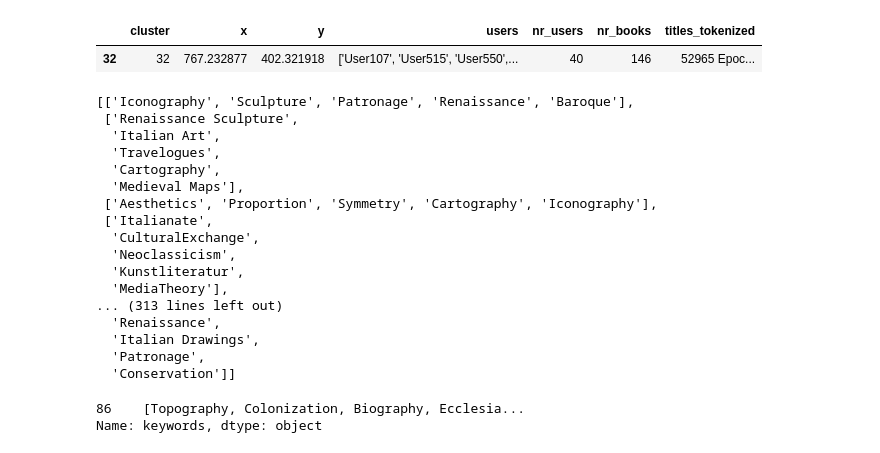
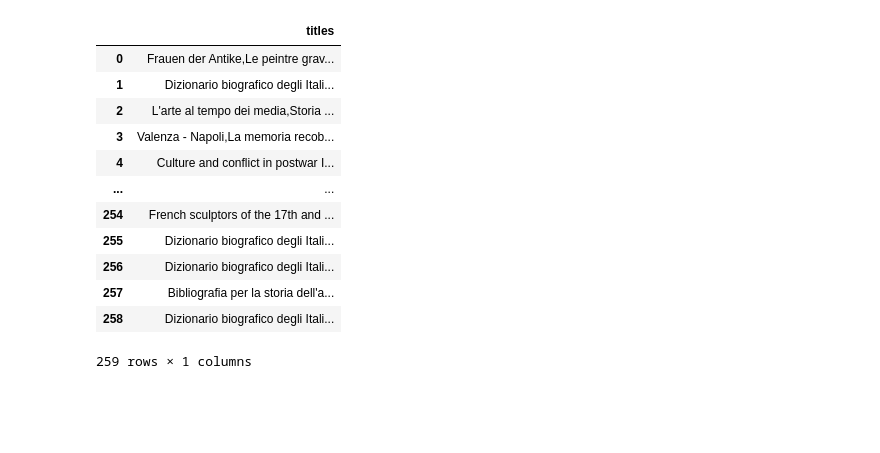
Before and after one commit to hanaCasey/BHVizData, a Jupyter notebook: thesis/src/keywords.ipynb, the cells around one changed output. Saved outputs shown, nothing was run; the diff lists cells and outputs as text; code cells hidden in the pictures; blank space fills up the shorter version.

```diff
--- a/thesis/src/keywords.ipynb
+++ b/thesis/src/keywords.ipynb
@@ -25,5 +25,7 @@ from sklearn.metrics.pairwise import cosine_similarity
 OPENAI_API_KEY= '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'
 client = OpenAI(api_key = OPENAI_API_KEY)
 # %%
-books = pd.read_csv('exp/book_df.csv')
-clusters = pd.read_csv('exp/clusters.csv')
+# books = pd.read_csv('exp/book_df.csv')
+# clusters = pd.read_csv('exp/clusters.csv')
+clusters_i = pd.read_csv('exp/clusters_i.csv')
+clusters_titles = clusters_i.titles
@@ -35,5 +31,0 @@ books.sample()
-# %%
-clusters.sample()
-# %% [output]
-|  | cluster | x | y | users | nr_users | nr_books | titles_tokenized |
-| 32 | 32 | 767.232877 | 402.321918 | ['User107', 'User515', 'User550',... | 40 | 146 | 52965 Epoc... |
@@ -73,0 +32,16 @@ def extract_keywords(keywords):
+# %%
+clusters_titles
+# %% [output]
+|  | titles |
+| 0 | Frauen der Antike,Le peintre grav... |
+| 1 | Dizionario biografico degli Itali... |
+| 2 | L'arte al tempo dei media,Storia ... |
+| 3 | Valenza - Napoli,La memoria recob... |
+| 4 | Culture and conflict in postwar I... |
+| ... | ... |
+| 254 | French sculptors of the 17th and ... |
+| 255 | Dizionario biografico degli Itali... |
+| 256 | Dizionario biografico degli Itali... |
+| 257 | Bibliografia per la storia dell'a... |
+| 258 | Dizionario biografico degli Itali... |
+259 rows × 1 columns
@@ -81,26 +67,0 @@ extr_keywords = extract_keywords(keywords)
-# %%
-extr_keywords
-# %% [output]
-[['Iconography', 'Sculpture', 'Patronage', 'Renaissance', 'Baroque'],
- ['Renaissance Sculpture',
-  'Italian Art',
-  'Travelogues',
-  'Cartography',
-  'Medieval Maps'],
- ['Aesthetics', 'Proportion', 'Symmetry', 'Cartography', 'Iconography'],
- ['Italianate',
-  'CulturalExchange',
-  'Neoclassicism',
-  'Kunstliteratur',
-  'MediaTheory'],
-... (313 lines left out)
-  'Renaissance',
-  'Italian Drawings',
-  'Patronage',
-  'Conservation']]
-# %%
-clusters['keywords'] = extr_keywords
-print(clusters.keywords.sample())
-# %% [output]
-86    [Topography, Colonization, Biography, Ecclesia...
-Name: keywords, dtype: object
```
Also changed, not shown: parts of 22 cells of this notebook, 10 other files.
